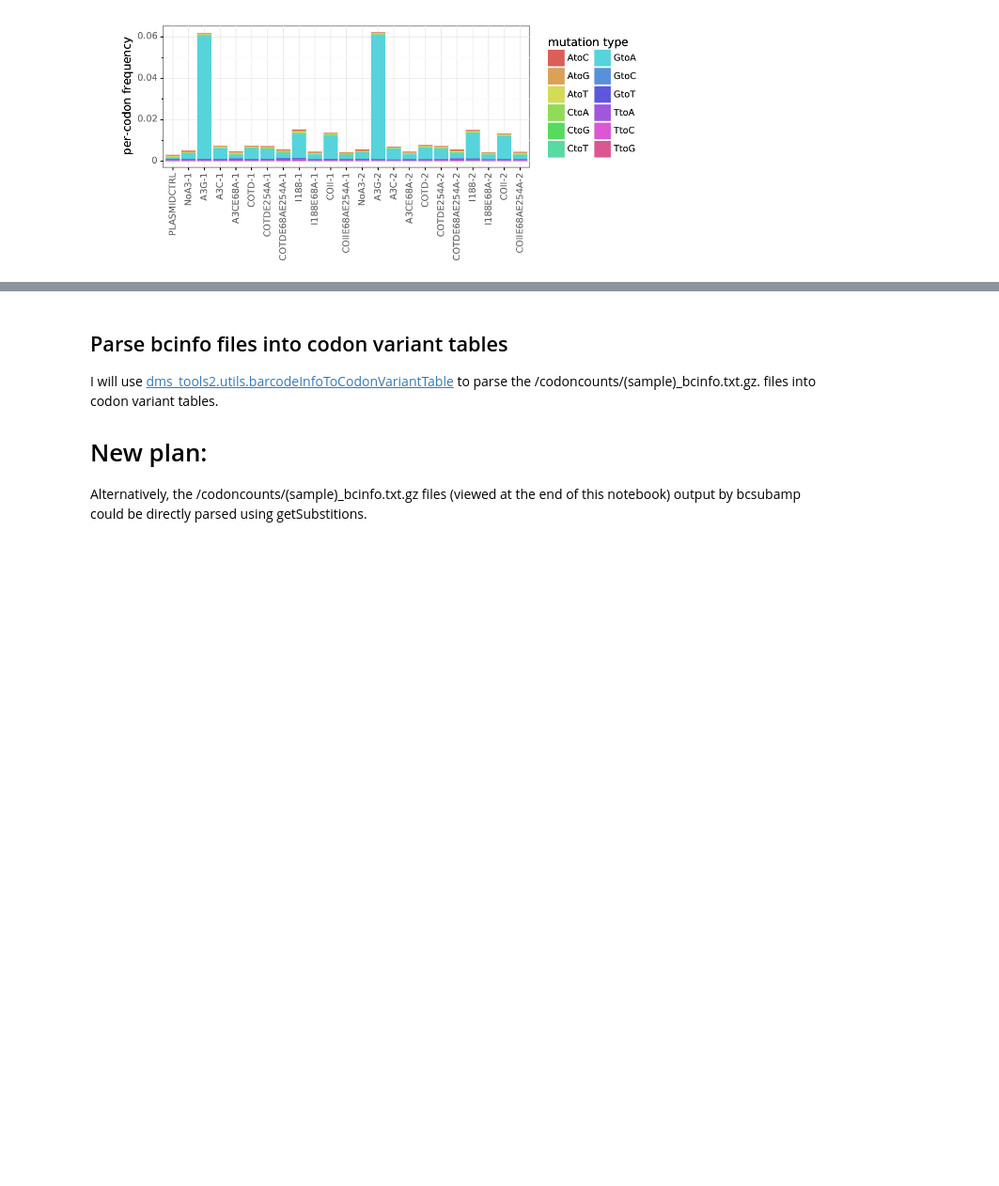
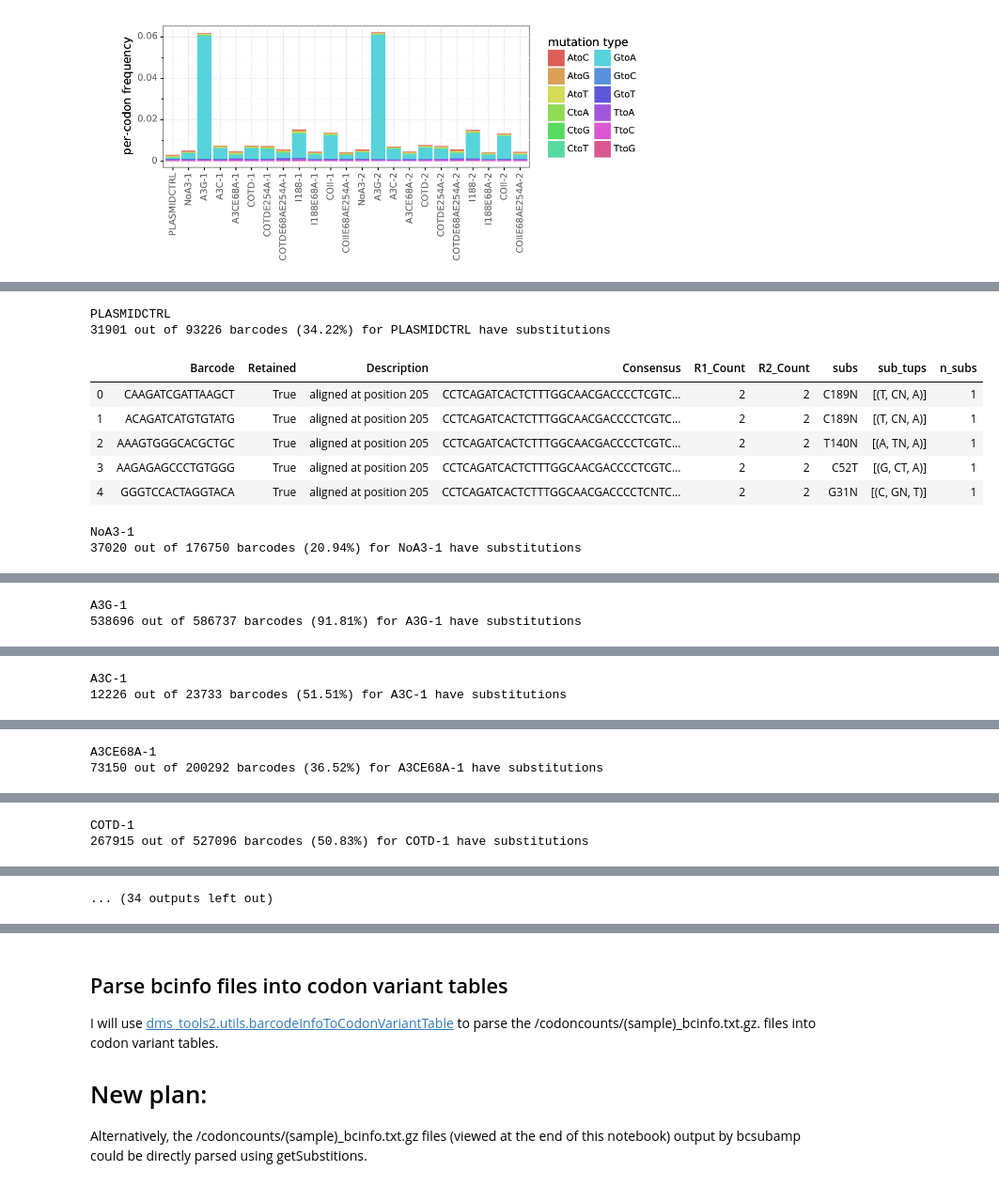
Before and after one commit to jbloomlab/SuperRestrictionFactor_Hypermutation, a Jupyter notebook: analysis_notebook.ipynb, the cells around one changed output, grey strips where cells are left out. Shown at 94% size. Cells and saved outputs as stored; diff of their text form; code cells hidden in the pictures; blank space fills up the shorter version.

```diff
--- a/analysis_notebook.ipynb
+++ b/analysis_notebook.ipynb
@@ -299,0 +423,32 @@ showPDF(countsplotprefix + '_singlentchanges.pdf', width=600)
+# %%
+mutinfo_dfs = {}
+for sample in bcinfo_dfs:
+    print(sample)
+    sample_mut_motifs = []
+    sample_num_muts = []
+    bcinfo_df = bcinfo_dfs[sample]
+    sample_reads = len(bcinfo_df)
+    bcs_with_subs = bcinfo_df[bcinfo_df['subs'] != ''].reset_index(drop=True)
+    sample_sub_reads = len(bcs_with_subs)
+    print(f"{sample_sub_reads} out of {sample_reads} barcodes ({round(sample_sub_reads/sample_reads*100, 2)}%) for {sample} have substitutions")
+    for i in range(len(bcs_with_subs)):
+        subs_list = bcs_with_subs.iloc[i]['subs'].split(' ')
+        num_muts = len(subs_list)
+        mut_motifs = subs_to_motifs(subs_list, trimmedrefseq)
+        sample_mut_motifs.append([mut_motifs])
+        sample_num_muts.append(num_muts)
+    sample_mutinfo_df = bcs_with_subs.join(pd.DataFrame(sample_mut_motifs, columns=['sub_tups']))
+    sample_mutinfo_df['n_subs'] = sample_num_muts
+    mutinfo_dfs[sample] = sample_mutinfo_df
+    display(mutinfo_dfs[sample].head())
+# %% [output]
+PLASMIDCTRL
+31901 out of 93226 barcodes (34.22%) for PLASMIDCTRL have substitutions
+|  | Barcode | Retained | Description | Consensus | R1_Count | R2_Count | subs | sub_tups | n_subs |
+| 0 | CAAGATCGATTAAGCT | True | aligned at position 205 | CCTCAGATCACTCTTTGGCAACGACCCCTCGTC... | 2 | 2 | C189N | [(T, CN, A)] | 1 |
+| 1 | ACAGATCATGTGTATG | True | aligned at position 205 | CCTCAGATCACTCTTTGGCAACGACCCCTCGTC... | 2 | 2 | C189N | [(T, CN, A)] | 1 |
+| 2 | AAAGTGGGCACGCTGC | True | aligned at position 205 | CCTCAGATCACTCTTTGGCAACGACCCCTCGTC... | 2 | 2 | T140N | [(A, TN, A)] | 1 |
+| 3 | AAGAGAGCCCTGTGGG | True | aligned at position 205 | CCTCAGATCACTCTTTGGCAACGACCCCTCGTC... | 2 | 2 | C52T | [(G, CT, A)] | 1 |
+| 4 | GGGTCCACTAGGTACA | True | aligned at position 205 | CCTCAGATCACTCTTTGGCAACGACCCCTCNTC... | 2 | 2 | G31N | [(C, GN, T)] | 1 |
+NoA3-1
+37020 out of 176750 barcodes (20.94%) for NoA3-1 have substitutions
@@ -299,0 +461,2 @@ showPDF(countsplotprefix + '_singlentchanges.pdf', width=600)
+A3G-1
+538696 out of 586737 barcodes (91.81%) for A3G-1 have substitutions
@@ -299,0 +469,2 @@ showPDF(countsplotprefix + '_singlentchanges.pdf', width=600)
+A3C-1
+12226 out of 23733 barcodes (51.51%) for A3C-1 have substitutions
@@ -299,0 +477,2 @@ showPDF(countsplotprefix + '_singlentchanges.pdf', width=600)
+A3CE68A-1
+73150 out of 200292 barcodes (36.52%) for A3CE68A-1 have substitutions
@@ -299,0 +485,2 @@ showPDF(countsplotprefix + '_singlentchanges.pdf', width=600)
+COTD-1
+267915 out of 527096 barcodes (50.83%) for COTD-1 have substitutions
@@ -299,0 +493 @@ showPDF(countsplotprefix + '_singlentchanges.pdf', width=600)
+... (34 outputs left out)
```
Also changed, not shown: parts of 12 cells of this notebook, 1 other file.
